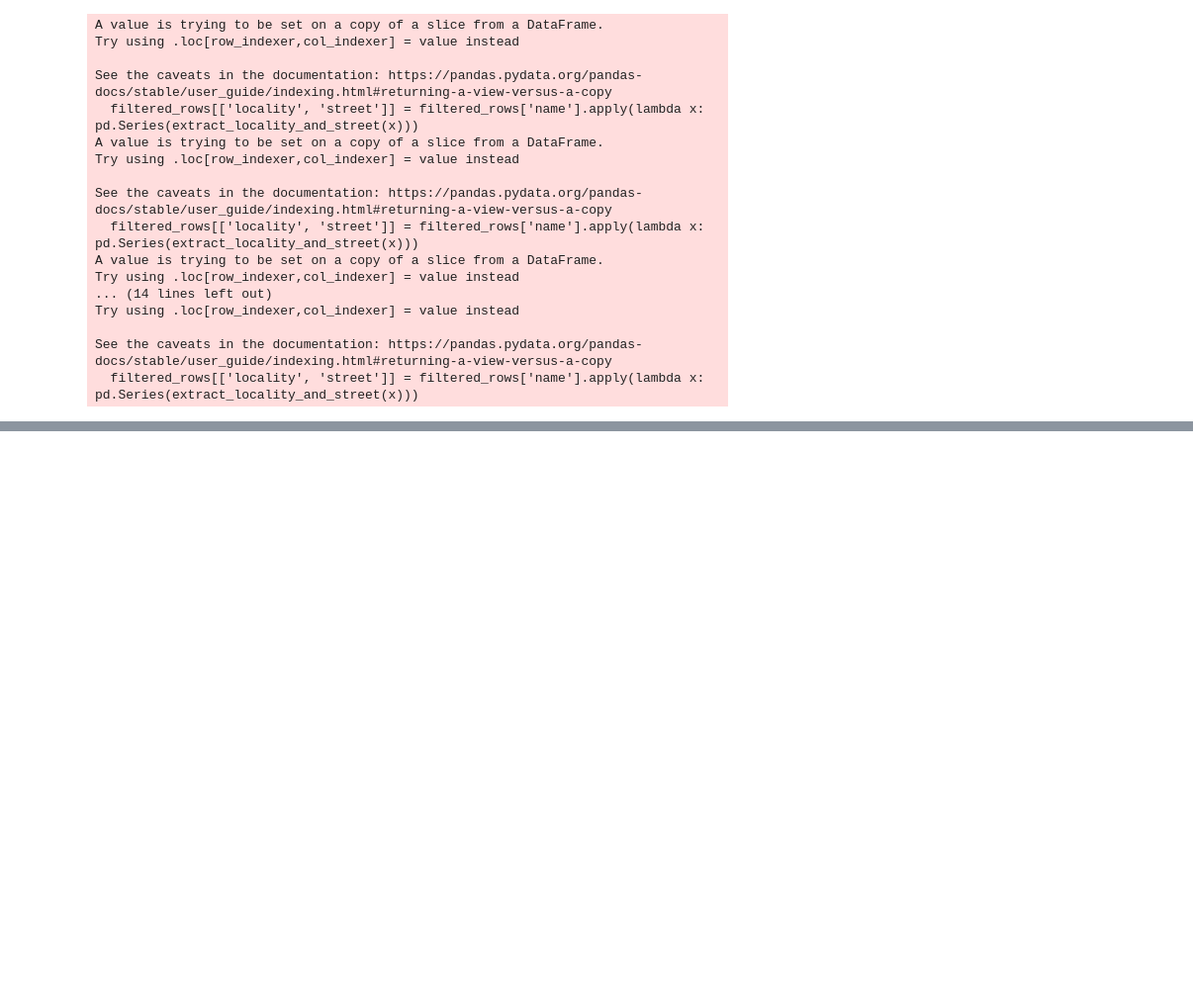
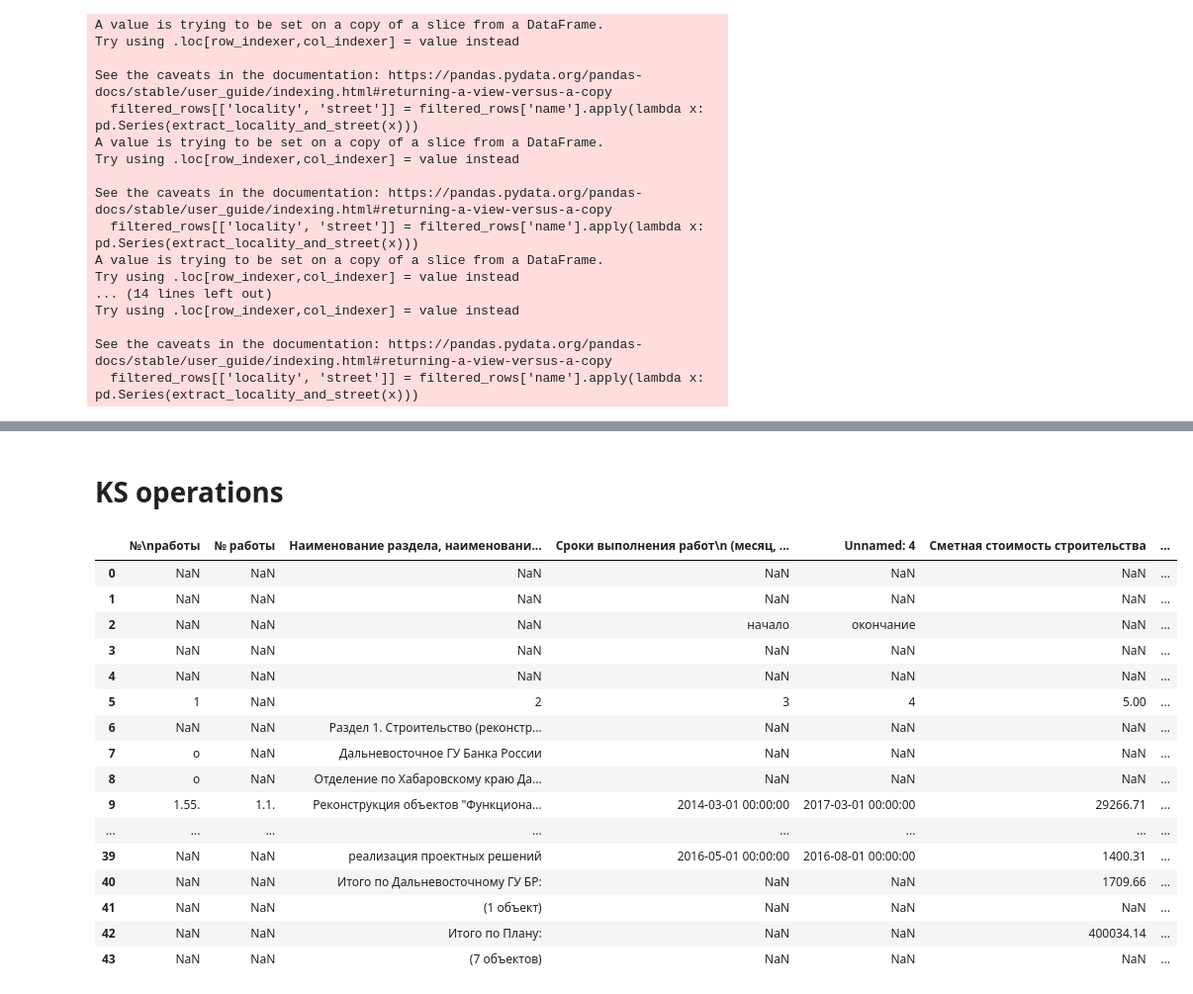
Before and after one commit to 999rse/noa_cb_intern, a Jupyter notebook: kc_tr_kr_operating.ipynb, the cells around one changed output, grey strips where cells are left out. Shown: that part at 99% size. Cells and saved outputs as stored; diff of their text form; code cells hidden in the pictures; blank space fills up the shorter version.

```diff
--- a/kc_tr_kr_operating.ipynb
+++ b/kc_tr_kr_operating.ipynb
@@ -239,3 +238,26 @@ results[5]
 | 50 | Выборочный капитальный ремонт пом... | 3507.45 | 3507.45 | 3407.45 | 3407.45 | город Южно-Сахалинск | проспект Коммунистический, дом 47 |
 | 54 | Выборочный капитальный ремонт Адм... | 1256.61 | 1256.61 | 1256.61 | 1256.61 | г Якутск | ул Кирова, д. 17 |
 | 57 | Выборочный капитальный ремонт Адм... | 356.11 | 356.11 | 356.11 | 356.11 | г. Якутск | ул. Кирова, д. 17 |
+# %% [markdown]
+# KS operations
+# %%
+filexlsx = pd.read_excel("train_data/KC_TR_KR/KS on 01.01.2017.xls", skiprows=4)
+filexlsx
+# %% [output]
+|  | №\nработы | № работы | Наименование раздела, наименовани... | Сроки выполнения работ\n (месяц, ... | Unnamed: 4 | Сметная стоимость строительства | ... |
+| 0 | NaN | NaN | NaN | NaN | NaN | NaN | ... |
+| 1 | NaN | NaN | NaN | NaN | NaN | NaN | ... |
+| 2 | NaN | NaN | NaN | начало | окончание | NaN | ... |
+| 3 | NaN | NaN | NaN | NaN | NaN | NaN | ... |
+| 4 | NaN | NaN | NaN | NaN | NaN | NaN | ... |
+| 5 | 1 | NaN | 2 | 3 | 4 | 5.00 | ... |
+| 6 | NaN | NaN | Раздел 1. Строительство (реконстр... | NaN | NaN | NaN | ... |
+| 7 | o | NaN | Дальневосточное ГУ Банка России | NaN | NaN | NaN | ... |
+| 8 | o | NaN | Отделение по Хабаровскому краю Да... | NaN | NaN | NaN | ... |
+| 9 | 1.55. | 1.1. | Реконструкция объектов "Функциона... | 2014-03-01 00:00:00 | 2017-03-01 00:00:00 | 29266.71 | ... |
+| ... | ... | ... | ... | ... | ... | ... | ... |
+| 39 | NaN | NaN | реализация проектных решений | 2016-05-01 00:00:00 | 2016-08-01 00:00:00 | 1400.31 | ... |
+| 40 | NaN | NaN | Итого по Дальневосточному ГУ БР: | NaN | NaN | 1709.66 | ... |
+| 41 | NaN | NaN | (1 объект) | NaN | NaN | NaN | ... |
+| 42 | NaN | NaN | Итого по Плану: | NaN | NaN | 400034.14 | ... |
+| 43 | NaN | NaN | (7 объектов) | NaN | NaN | NaN | ... |
```
Also changed, not shown: parts of 13 cells of this notebook.
